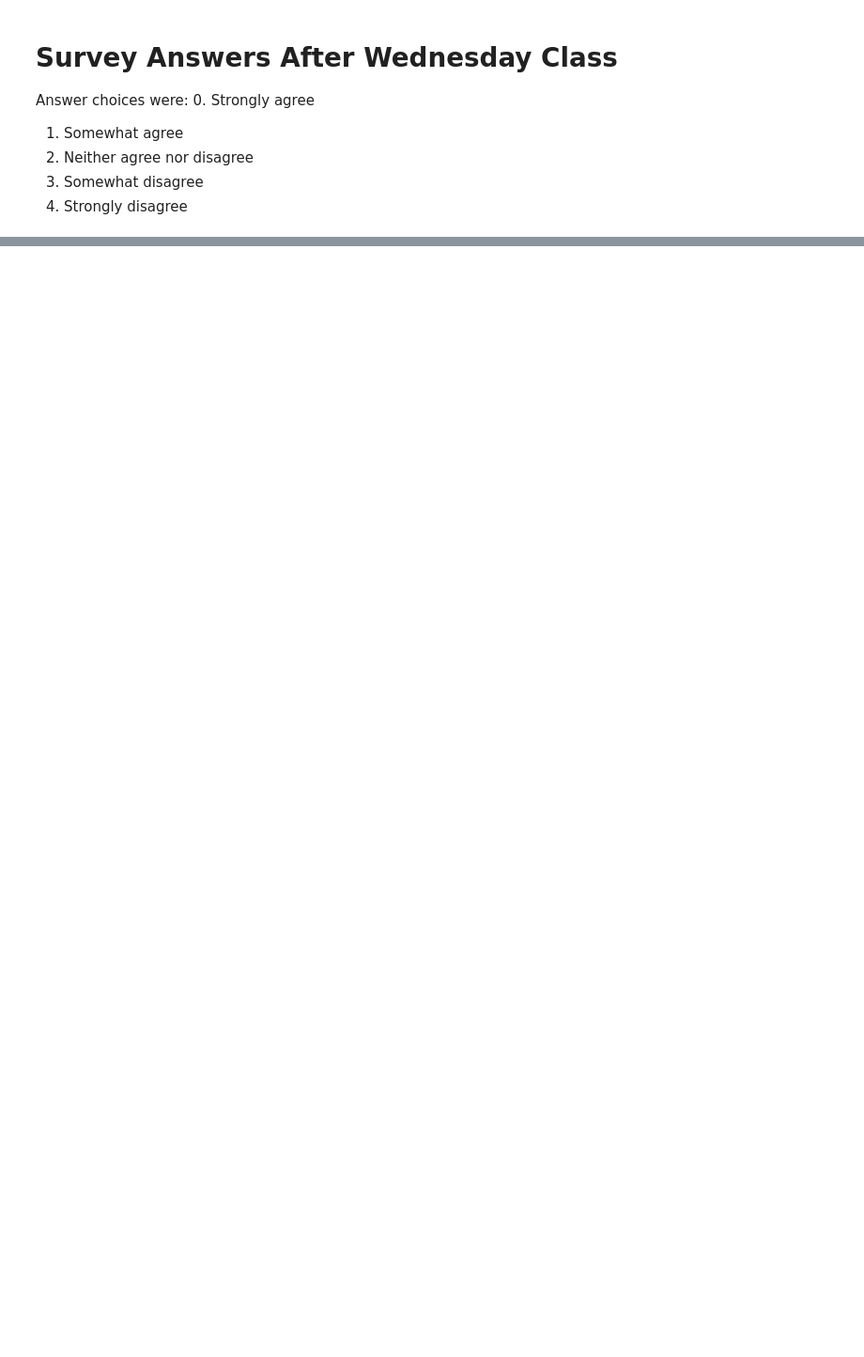
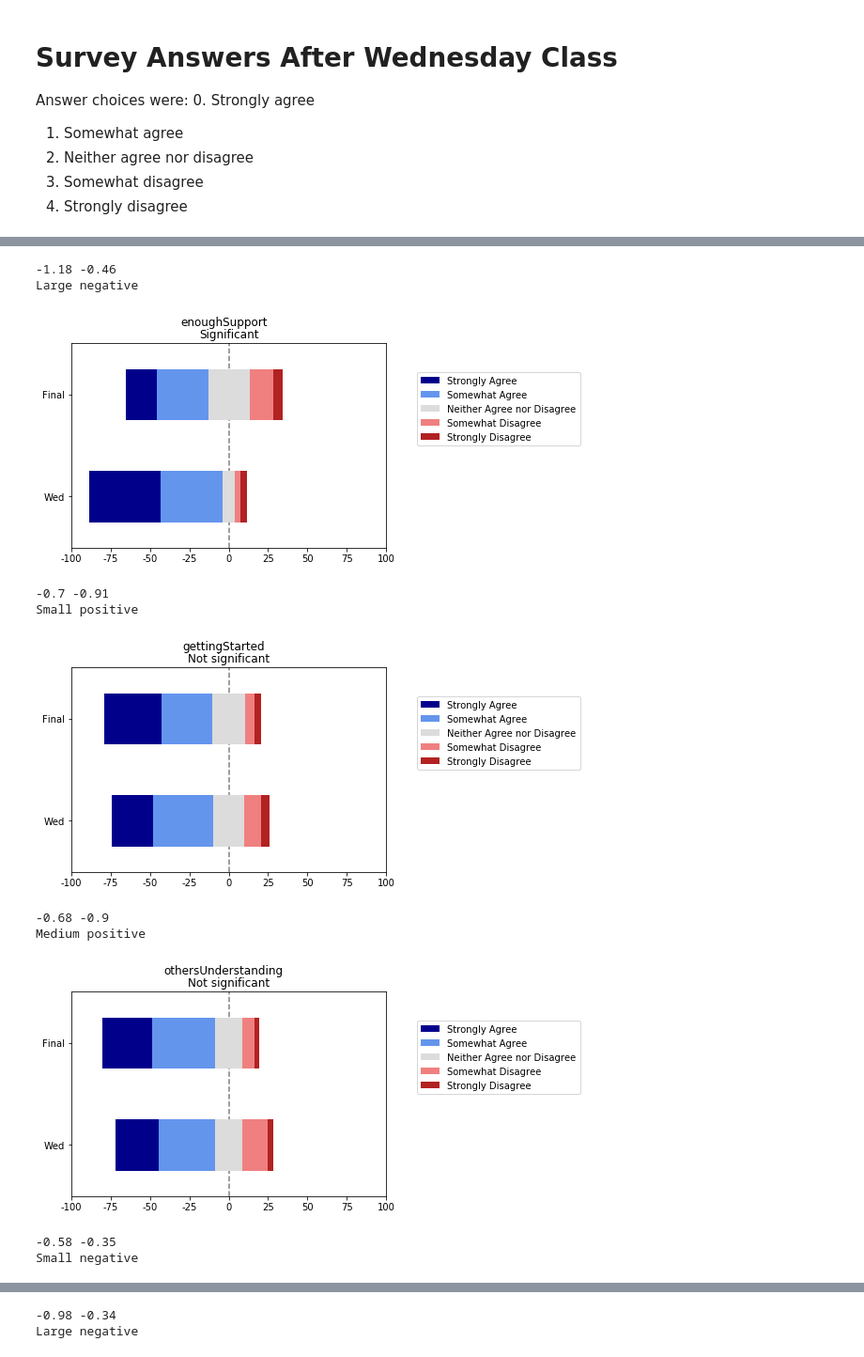
Before and after one commit to alliesarver/data_analysis, a Jupyter notebook: research_data_2018.ipynb, the cells around one changed output, grey strips where cells are left out. Shown: that part at 94% size. Cells and saved outputs as stored; diff of their text form; code cells hidden in the pictures; blank space fills up the shorter version.

Commit message:
Some more statistics

```diff
--- a/research_data_2018.ipynb
+++ b/research_data_2018.ipynb
@@ -39,7 +62,8 @@ def findResults(a_list):
 # %%
 LIKERT_SCALE = ["Strongly Agree", "Somewhat Agree",
                 "Neither Agree nor Disagree",
-                "Somewhat Disagree", "Strongly Agree"]
+                "Somewhat Disagree", "Strongly Disagree"]
+LIKERT_COLORS = ['white','darkblue', 'cornflowerblue','gainsboro','lightcoral','firebrick']
 # %%
 wed_df = pd.read_csv('s18-Wednesday Post-class Survey-anon.csv')
 responses = wed_df.iloc[:,7]
@@ -58,16 +82,3 @@ final2 = final_responses.iloc[:,1].values
 final3 = final_responses.iloc[:,2].values
 final4 = final_responses.iloc[:,3].values
 final5 = final_responses.iloc[:,4].values
-# %%
-data = [('enoughSupport', wed1, final1),
-        ('gettingStarted', wed2, final2),
-        ('othersUnderstanding', wed3, final3),
-        ('othersTools', wed4, final4),
-        ('findAnswers', wed5, final5)
-       ]
-for (question, wed, final) in data:
-    stacked = pd.DataFrame([findResults(wed), findResults(final)], columns=LIKERT_SCALE)
-    stacked.plot.barh(stacked=True, )
-    plt.xticks([0,1], ["Wed", "Final"])
-    plt.title(question)
-    plt.show()
@@ -79,0 +85,52 @@ for (question, wed, final) in data:
+# %%
+data = [('enoughSupport', wed1, final1),
+        ('gettingStarted', wed2, final2),
+        ('othersUnderstanding', wed3, final3),
+        ('othersTools', wed4, final4),
+        ('findAnswers', wed5, final5)
+       ]
+for (question, wed, final) in data:
+    wed = findResults(wed)
+    final = findResults(final)
+    # Statistical Test
+    expanded_wed = pd.Series(expand_frequencies(wed))
+    expanded_final = pd.Series(expand_frequencies(final))
+    s, p = st.mannwhitneyu(expanded_wed, expanded_final)
+    print(round(expanded_wed.mean(), 2), round(expanded_final.mean(),2))
+    print(cohen_d(expanded_wed, expanded_final))
+    # Construct data
+    stacked = pd.DataFrame([make_percentage(wed),
+                            make_percentage(final)],
+                           columns=LIKERT_SCALE,
+                          index=["Wed", "Final"])
+    # Calculate offset
+    middles = stacked[LIKERT_SCALE[:2]].sum(axis=1) + stacked[LIKERT_SCALE[2]]*.5
+    stacked.insert(0, '', (middles - 100).abs())
+    # Make Bar Graph
+    stacked.plot.barh(stacked=True, color=LIKERT_COLORS)
+    # Make vertical bar
+    z = plt.axvline(100, linestyle='--', color='black', alpha=.5)
+    z.set_zorder(-1)
+    # Add annotations
+    plt.legend(loc=(1.1, .5))
+    plt.suptitle(question)
+    plt.title(classify_pvalue(p))
+    # Fix x-axis labeling
+    plt.xlim(0, 200)
+    xvalues = np.arange(0,201,25)
+    xlabels = [str(round(x-100)) for x in xvalues]
+    plt.xticks(xvalues, xlabels)
+    # Show graph
+    plt.show()
+# %% [output]
+-1.18 -0.46
+Large negative
+[figure, added]
+-0.7 -0.91
+Small positive
+[figure, added]
+-0.68 -0.9
+Medium positive
+[figure, added]
+-0.58 -0.35
+Small negative
@@ -79,0 +138,2 @@ for (question, wed, final) in data:
+-0.98 -0.34
+Large negative
```
Also changed, not shown: parts of 4 cells of this notebook.
